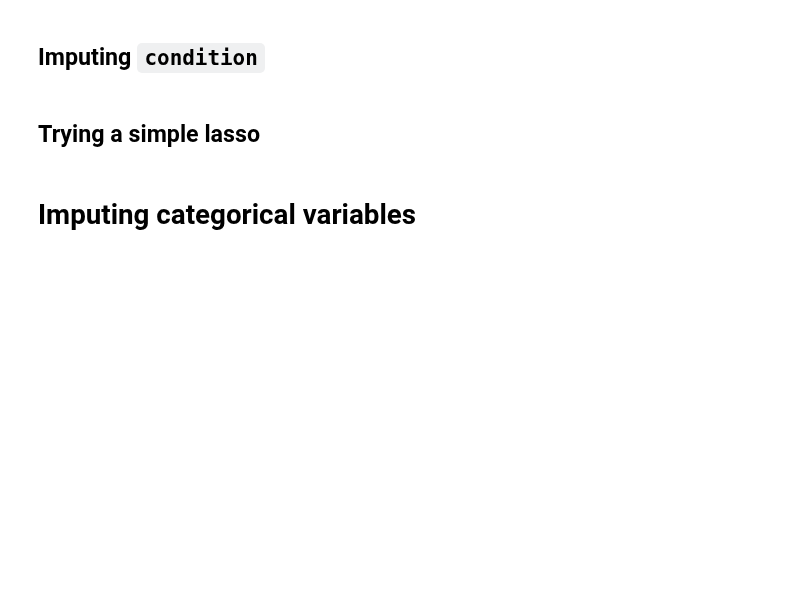
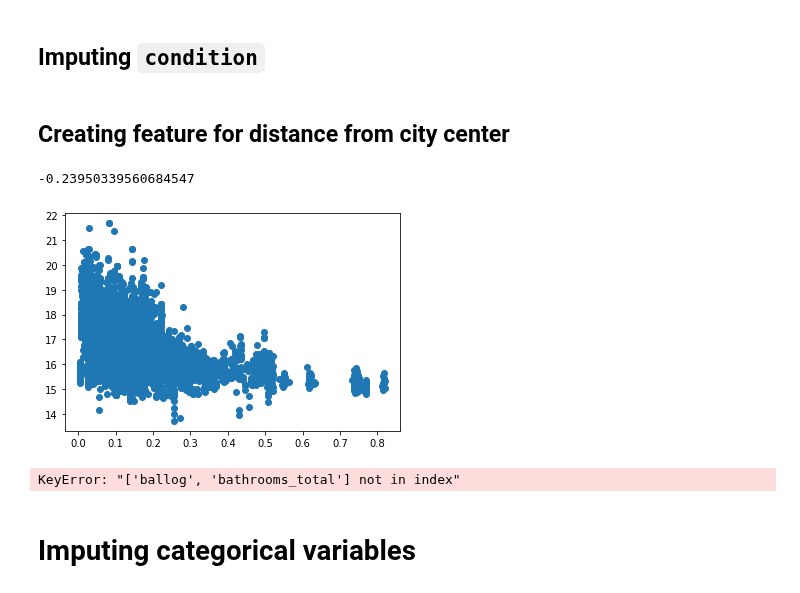
Before and after one commit to jimoskar/ml, a Jupyter notebook: project/imputing.ipynb, the cells around one changed output. Saved outputs shown, nothing was run; the diff lists cells and outputs as text; code cells hidden in the pictures; blank space fills up the shorter version.

```diff
--- a/project/imputing.ipynb
+++ b/project/imputing.ipynb
@@ -230,10 +230,27 @@ data['material'] = data['material'].fillna(6)
 # %%
 # introduce new category for missing values
 data['condition'] = data['condition'].fillna(4)
-# %% [markdown]
-## Trying a simple lasso
+# %% [markdown]
+## Creating feature for distance from city center
+# %%
+LAT_CENT = 55.751244
+LON_CENT = 37.618423
+dist = np.sqrt((data.latitude - LAT_CENT)**2 + (data.longitude - LON_CENT)**2)
+# %%
+data['center_dist'] = dist
+plt.scatter(data.center_dist, data.logprice)
+data['price'].corr(data.center_dist)
+# %% [output]
+-0.23950339560684547
+[figure, added]
 # %%
 FEATURES = ["latitude", "longitude", "constructed", "area_total", "area_living", "area_kitchen", "rooms", "district",
-            "material", "condition", "heating", "new2", "parking", "garbage_chute", "ballog", "bathrooms_total", "high_ceil"]
+            "material", "condition", "heating", "new2", "parking", "garbage_chute", "ballog", "bathrooms_total", "high_ceil", 'center_dist']
+
+NUMERIC = ["latitude", "longitude", "constructed", "area_total", "area_living", "area_kitchen", "rooms", "center_dist", "ballog", "bathrooms_total"]
+CAT = [ "district", "material", "condition", "heating", "new2", "parking", "garbage_chute"]
+
 
 X_train = data[FEATURES].copy()
+# %% [output]
+KeyError: "['ballog', 'bathrooms_total'] not in index"
```
Also changed, not shown: parts of 4 cells of this notebook, 14 other files.
